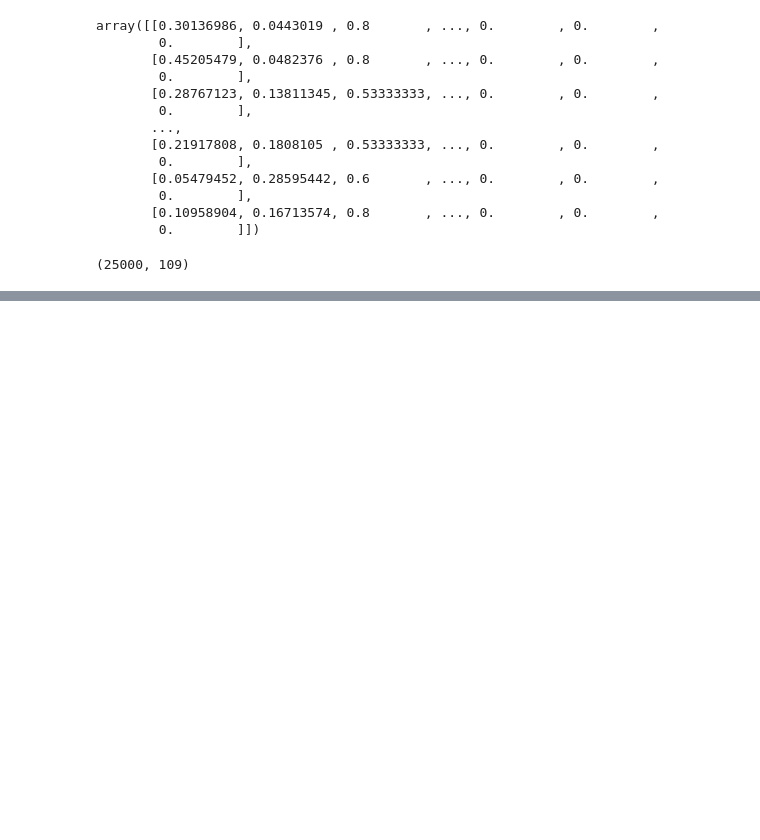
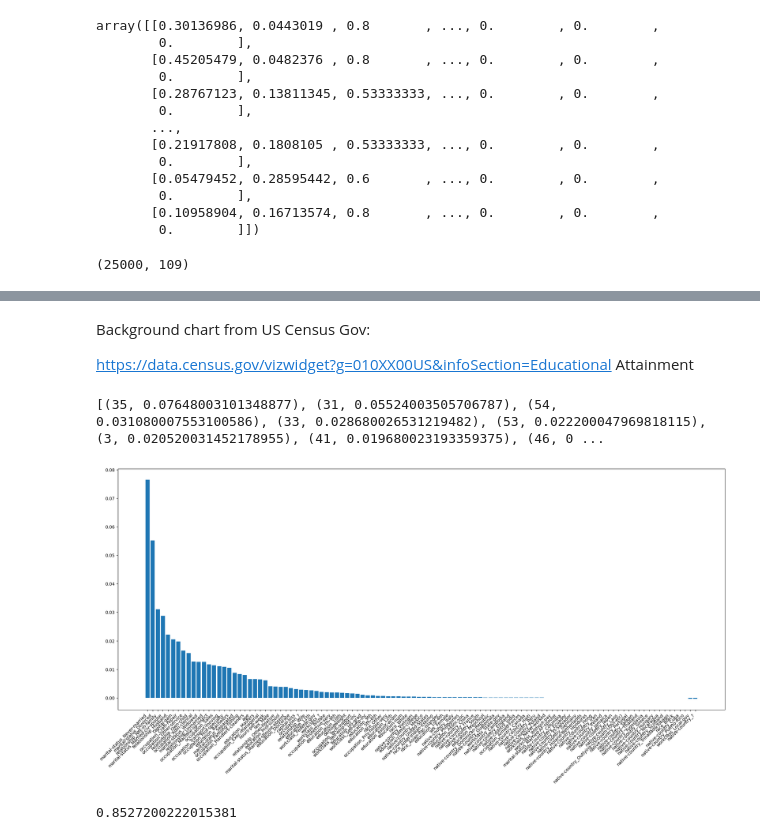
Before and after one commit to eric-pding/RSM8413_Group_Assignment_1, a Jupyter notebook: RSM8413_Group_Assignment_3.ipynb, the cells around one changed output, grey strips where cells are left out. Drawn from its saved outputs; the diff is of its cells as text; code cells hidden in the pictures; blank space fills up the shorter version.

```diff
--- a/RSM8413_Group_Assignment_3.ipynb
+++ b/RSM8413_Group_Assignment_3.ipynb
@@ -146,2 +69,0 @@ display(HTML(html_content))
-# %%
-data_train = data_train.drop(columns = ['education'])
@@ -289,0 +228,4 @@ print(rounded)
+# %% [markdown]
+Background chart from US Census Gov:
+
+https://data.census.gov/vizwidget?g=010XX00US&infoSection=Educational Attainment
@@ -289,0 +250,39 @@ print(rounded)
+# %%
+# Perform the permutation feature importance on the training data
+#Import librariers
+from sklearn.metrics import accuracy_score
+from sklearn.utils import shuffle
+import matplotlib.pyplot as plt
+#Find the model accuracy of our original model
+mod_accuracy = model.evaluate(X_train, y_train, verbose=0)[1]
+#Shuffle each signle featuer to find the deature importance
+feature_importance = {}
+for i in range(X_train.shape[1]):
+  test=X_train.copy()
+  np.random.shuffle(test[:,i])
+  shffled_accuracy=model.evaluate(test, y_train, verbose=0)[1]
+  feature_importance[i]=mod_accuracy-shffled_accuracy
+#Sorting the featur importance in decending prder
+sorted_importance=sorted(feature_importance.items(),key=lambda x:x[1],reverse=True)
+print(sorted_importance)
+# %% [output]
+[(35, 0.07648003101348877), (31, 0.05524003505706787), (54, 0.031080007553100586), (33, 0.028680026531219482), (53, 0.022200047969818115), (3, 0.020520031452178955), (41, 0.019680023193359375), (46, 0 ...
+# %%
+#Show the feature importance together with the feature name in a bar plot
+features= [item[0] for item in sorted_importance]
+feature_names = data_train.columns[:-1]
+index_to_name = {i: name for i, name in enumerate(feature_names)}
+named_features = [index_to_name[idx] for idx in features]
+importance = [item[1] for item in sorted_importance]
+plt.figure(figsize=(25, 10))
+plt.xticks(rotation=45, ha="right")
+plt.bar(named_features, importance)
+plt.show()
+# %% [output]
+[figure, added]
+# %%
+#Predicted accuracyg
+mod_accuracy = model.evaluate(X_train, y_train, verbose=0)[1]
+print(mod_accuracy)
+# %% [output]
+0.8527200222015381
```
Also changed, not shown: parts of 31 cells of this notebook.
